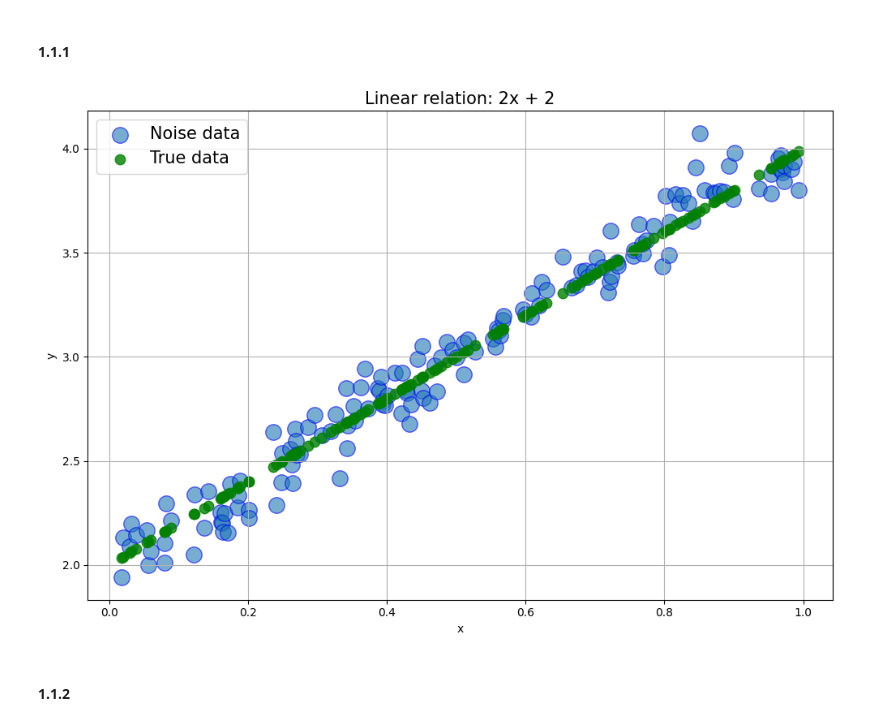
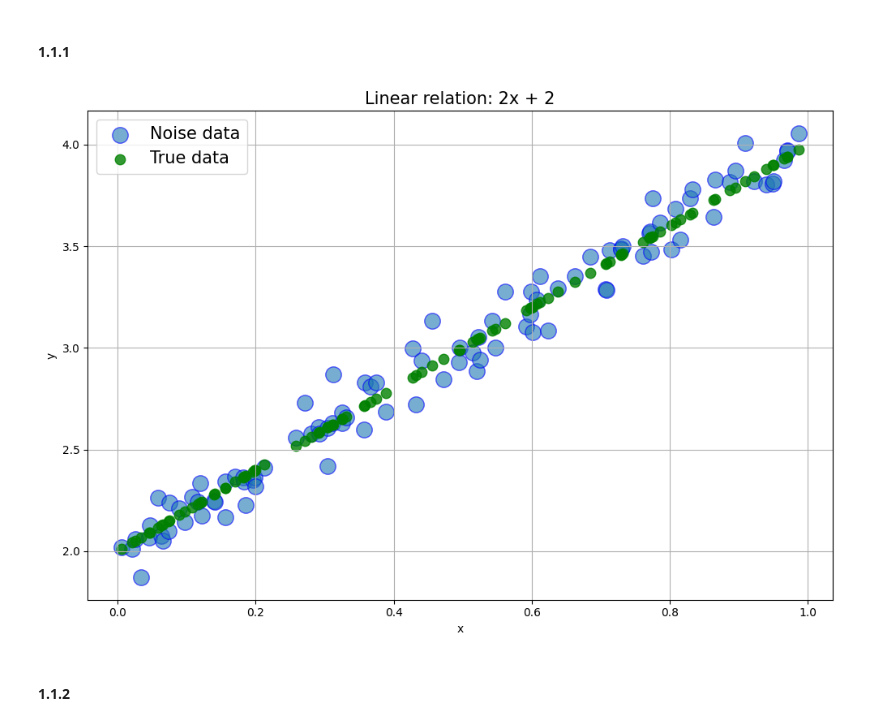
Before and after one commit to modernpacifist/engineering-of-machine-learning-urfu, a Jupyter notebook: math-basics-of-machine-learning/Notebooks/HW2_MBML.ipynb, the cells around one changed output. Saved outputs shown, nothing was run; the diff lists cells and outputs as text; code cells hidden in the pictures.

```diff
--- a/math-basics-of-machine-learning/Notebooks/HW2_MBML.ipynb
+++ b/math-basics-of-machine-learning/Notebooks/HW2_MBML.ipynb
@@ -57,17 +57,17 @@ def visualize_data(y, y_true, x, title):
 # %%
 linear_1_y, linear_1_y_true, linear_1_x = dataset(
     a=2,
     b=2,
     f=None,
-    N=150,
+    N=100,
     x_max=1,
     noise_power=0.1,
-    seed=33
+    seed=42
 )
 
 visualize_data(linear_1_y, linear_1_y_true, linear_1_x, 'Linear relation: 2x + 2')
 # %% [output]
-[figure, old version]
+[figure, new version]
 # %% [markdown]
 #### 1.1.2
 # %%
```
Also changed, not shown: parts of 26 cells of this notebook.
